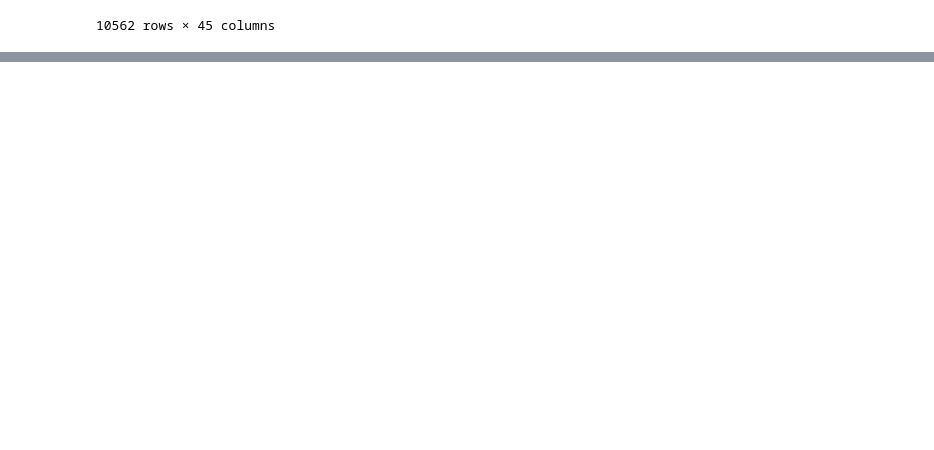
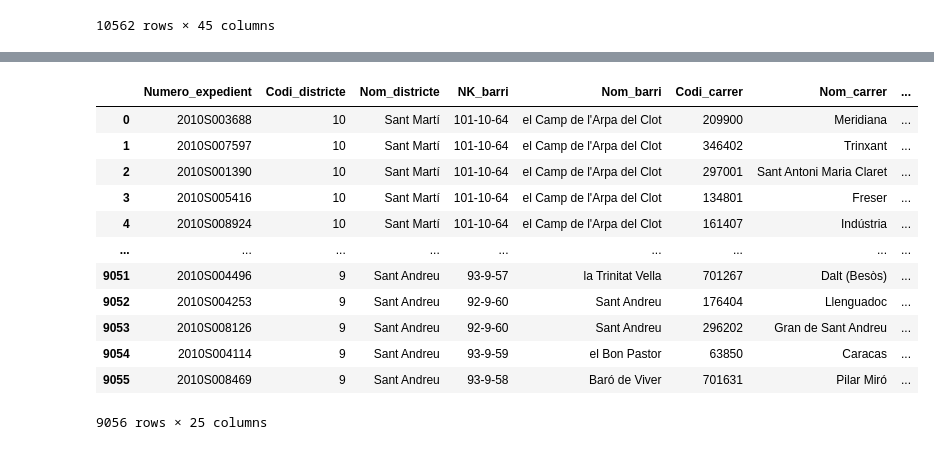
Before and after one commit to PacoFletcher/Proyecto-Machine-Learning, a Jupyter notebook: jupyters/Preparado_2010.ipynb, the cells around one changed output, grey strips where cells are left out. Saved outputs shown, nothing was run; the diff lists cells and outputs as text; code cells hidden in the pictures; blank space fills up the shorter version.

```diff
--- a/jupyters/Preparado_2010.ipynb
+++ b/jupyters/Preparado_2010.ipynb
@@ -158,0 +242,42 @@ df
+# %%
+df1 = df1.rename(columns={
+    "Número d'expedient": "Numero_expedient",
+    "Codi districte": "Codi_districte",
+    "Nom districte": "Nom_districte",
+    "NK barri": "Codi_barri",
+    "Nom barri": "Nom_barri",
+    "Codi carrer": "Codi_carrer",
+    "Nom carrer": "Nom_carrer",
+    "Num postal caption": "Num_postal ",
+    "Dia_setmana": "Descripcio_dia_setmana",
+    "NK Any": "NK_Any",
+    "Mes de any": "Mes_any",
+    "Nom mes": "Nom_mes",
+    "Dia de mes": "Dia_mes",
+    "Hora de dia": "Hora_dia",
+    "Descripció torn": "Descripcio_torn",
+    "Descripció causa vianant": "Descripcio_causa_vianant",
+    "Número de morts": "Numero_morts",
+    "Número de lesionats lleus": "Numero_lesionats_lleus",
+    "Número de lesionats greus": "Numero_lesionats_greus",
+    "Número de víctimes": "Numero_victimes",
+    "Número de vehicles implicats": "Numero_vehicles_implicats",
+    "Coordenada UTM (Y)": "Coordenada_UTM_Y_ED50",
+    "Coordenada UTM (X)": "Coordenada_UTM_X_ED50"
+})
+# %%
+df1
+# %% [output]
+|  | Numero_expedient | Codi_districte | Nom_districte | NK_barri | Nom_barri | Codi_carrer | Nom_carrer | ... |
+| 0 | 2010S003688 | 10 | Sant Martí | 101-10-64 | el Camp de l'Arpa del Clot | 209900 | Meridiana | ... |
+| 1 | 2010S007597 | 10 | Sant Martí | 101-10-64 | el Camp de l'Arpa del Clot | 346402 | Trinxant | ... |
+| 2 | 2010S001390 | 10 | Sant Martí | 101-10-64 | el Camp de l'Arpa del Clot | 297001 | Sant Antoni Maria Claret | ... |
+| 3 | 2010S005416 | 10 | Sant Martí | 101-10-64 | el Camp de l'Arpa del Clot | 134801 | Freser | ... |
+| 4 | 2010S008924 | 10 | Sant Martí | 101-10-64 | el Camp de l'Arpa del Clot | 161407 | Indústria | ... |
+| ... | ... | ... | ... | ... | ... | ... | ... | ... |
+| 9051 | 2010S004496 | 9 | Sant Andreu | 93-9-57 | la Trinitat Vella | 701267 | Dalt (Besòs) | ... |
+| 9052 | 2010S004253 | 9 | Sant Andreu | 92-9-60 | Sant Andreu | 176404 | Llenguadoc | ... |
+| 9053 | 2010S008126 | 9 | Sant Andreu | 92-9-60 | Sant Andreu | 296202 | Gran de Sant Andreu | ... |
+| 9054 | 2010S004114 | 9 | Sant Andreu | 93-9-59 | el Bon Pastor | 63850 | Caracas | ... |
+| 9055 | 2010S008469 | 9 | Sant Andreu | 93-9-58 | Baró de Viver | 701631 | Pilar Miró | ... |
+9056 rows × 25 columns
```
Also changed, not shown: parts of 21 cells of this notebook, 30 other files.
